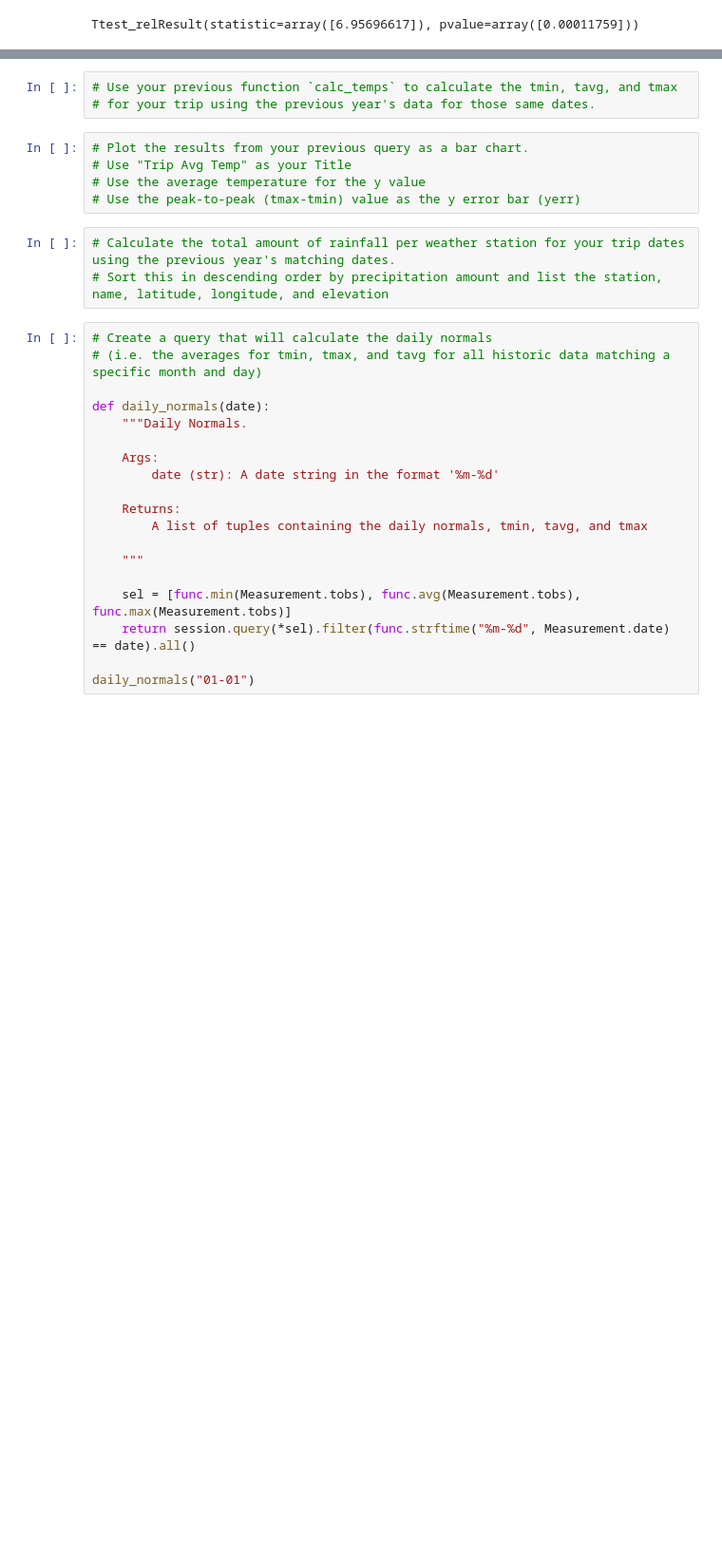
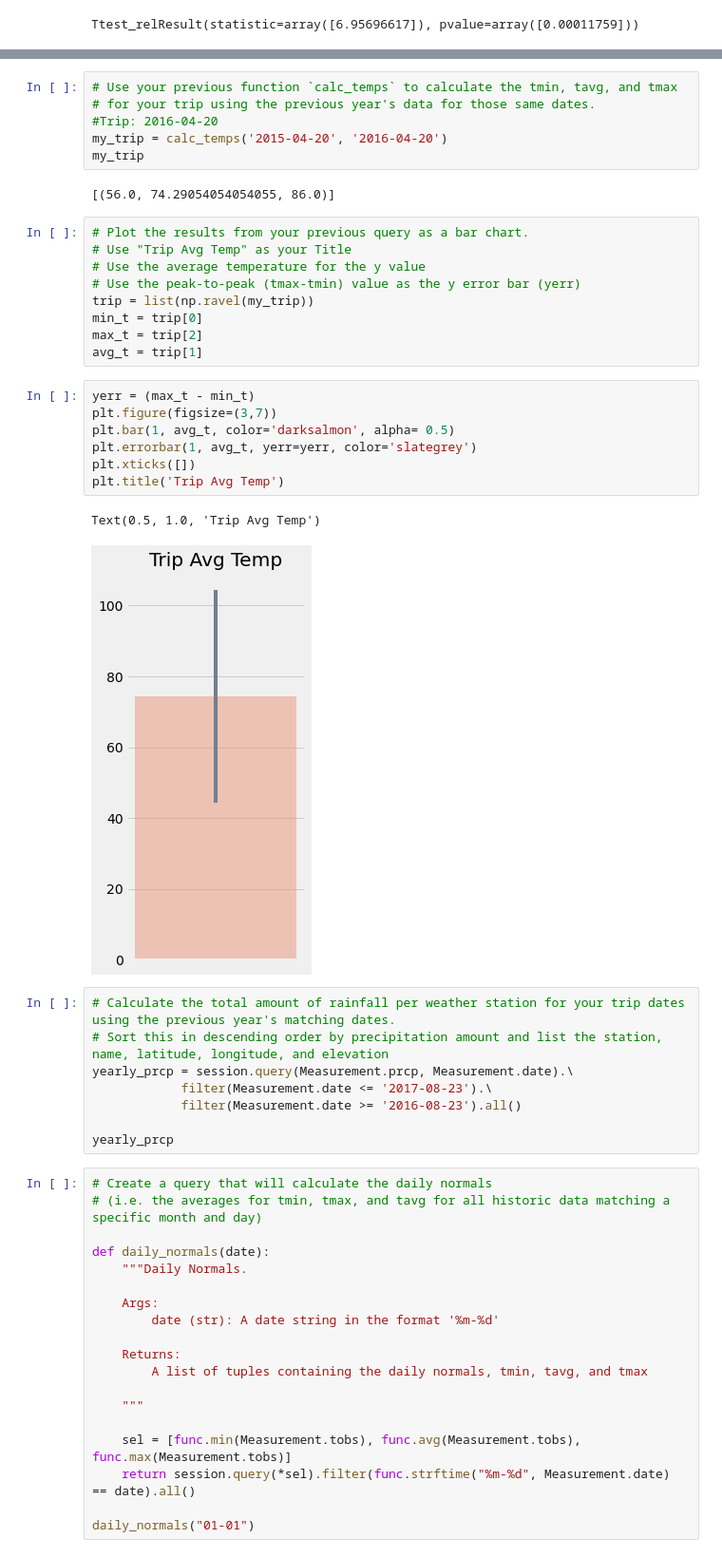
Before and after one commit to jeosqueri/Climate-Analysis, a Jupyter notebook: climate_analysis.ipynb, the cells around one changed output, grey strips where cells are left out. Shown: that part at 95% size. Drawn from its saved outputs; the diff is of its cells as text; blank space fills up the shorter version.

```diff
--- a/climate_analysis.ipynb
+++ b/climate_analysis.ipynb
@@ -343,14 +345,38 @@ print(calc_temps('2012-02-28', '2012-03-05'))
 # %%
 # Use your previous function `calc_temps` to calculate the tmin, tavg, and tmax
 # for your trip using the previous year's data for those same dates.
+#Trip: 2016-04-20
+my_trip = calc_temps('2015-04-20', '2016-04-20')
+my_trip
+# %% [output]
+[(56.0, 74.29054054054055, 86.0)]
 # %%
 # Plot the results from your previous query as a bar chart.
 # Use "Trip Avg Temp" as your Title
 # Use the average temperature for the y value
 # Use the peak-to-peak (tmax-tmin) value as the y error bar (yerr)
+trip = list(np.ravel(my_trip))
+min_t = trip[0]
+max_t = trip[2]
+avg_t = trip[1]
+# %%
+yerr = (max_t - min_t)
+plt.figure(figsize=(3,7))
+plt.bar(1, avg_t, color='darksalmon', alpha= 0.5)
+plt.errorbar(1, avg_t, yerr=yerr, color='slategrey')
+plt.xticks([])
+plt.title('Trip Avg Temp')
+# %% [output]
+Text(0.5, 1.0, 'Trip Avg Temp')
+[figure, added]
 # %%
 # Calculate the total amount of rainfall per weather station for your trip dates using the previous year's matching dates.
 # Sort this in descending order by precipitation amount and list the station, name, latitude, longitude, and elevation
+yearly_prcp = session.query(Measurement.prcp, Measurement.date).\
+            filter(Measurement.date <= '2017-08-23').\
+            filter(Measurement.date >= '2016-08-23').all()
+
+yearly_prcp
 # %%
 # Create a query that will calculate the daily normals
 # (i.e. the averages for tmin, tmax, and tavg for all historic data matching a specific month and day)
```
Also changed, not shown: parts of 1 cell of this notebook.
